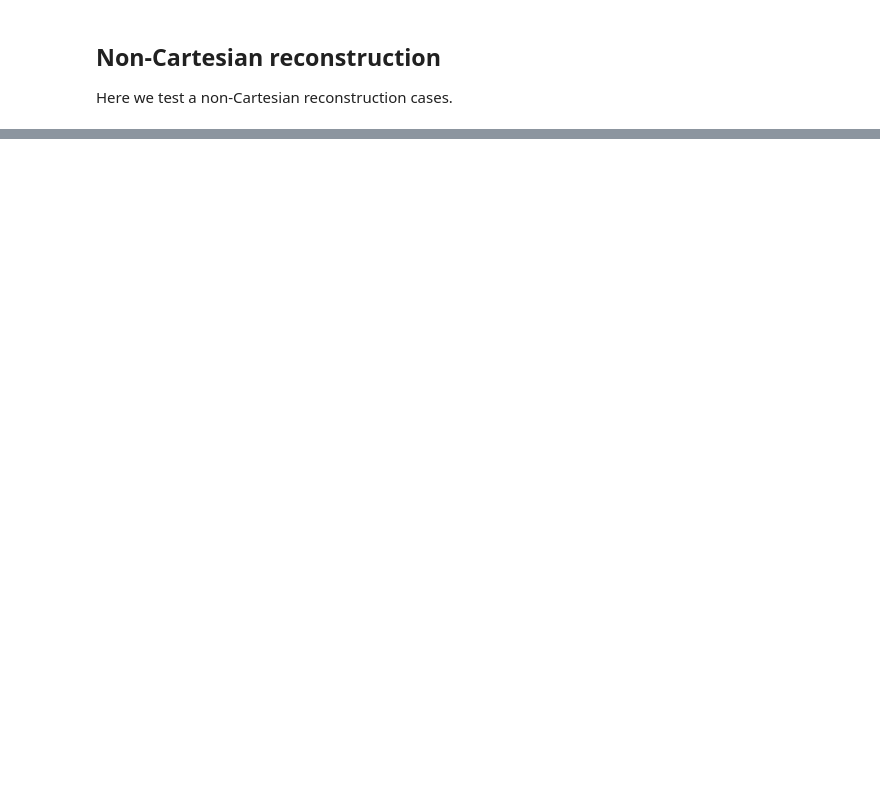
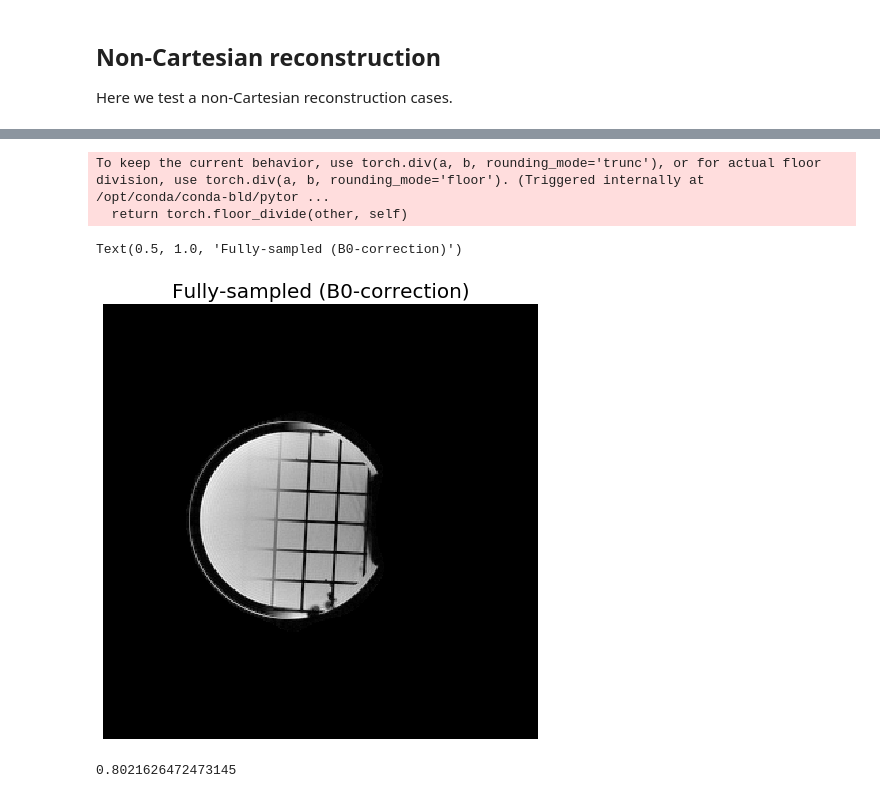
Before and after one commit to guanhuaw/MIRTorch, a Jupyter notebook: examples/demo_mri.ipynb, the cells around one changed output, grey strips where cells are left out. Drawn from its saved outputs; the diff is of its cells as text; code cells hidden in the pictures; blank space fills up the shorter version.

```diff
--- a/examples/demo_mri.ipynb
+++ b/examples/demo_mri.ipynb
@@ -111,6 +171,39 @@ im_size = (nx,ny)
 iz = 6
 device0 = torch.device('cuda:0')
 k0 = torch.tensor(kunder[:,iz,:,:]).to(device = device0).reshape(1,ncoil,nshot*ns//5)
+k1 = torch.tensor(k[:,iz,:,:]).to(device = device0).reshape(1,ncoil,nshot*ns)
 s0 = torch.tensor(smap[iz,:,:,:]).to(device = device0).unsqueeze(0)
 traj0 = torch.tensor(ktrajunder).to(device = device0)
-Nop = NuSense(s0, traj0)
+traj1 = torch.tensor(ktraj).to(device = device0)
+# %%
+# Define field-corrected NuSENSE operator
+b0 = torch.tensor(fmap[iz,:,:]).to(device0).unsqueeze(0)
+Gop = Gmri(smaps=s0, zmap = -b0, traj = traj1.reshape(2, nshot, ns).unsqueeze(0))
+Ib0 = Gop.H*k1.reshape(1,ncoil,nshot,ns)
+T = Diff2dframe(Gop.size_in)
+CG_FD_b0 = CG(Gop.H*Gop+0.0001*T, max_iter = 20)
+I_FD_b0 = CG_FD_b0.run(Ib0, Ib0)
+# %% [output]
+To keep the current behavior, use torch.div(a, b, rounding_mode='trunc'), or for actual floor division, use torch.div(a, b, rounding_mode='floor'). (Triggered internally at  /opt/conda/conda-bld/pytor ...
+  return torch.floor_divide(other, self)
+# %%
+plt.figure(figsize=(8,8))
+plt.imshow(torch.abs(I_FD_b0[0,0]).cpu().data.numpy(),cmap='gray')
+# plt.colorbar()
+plt.axis('off')
+plt.title('Fully-sampled (B0-correction)', size = 20)
+# %% [output]
+Text(0.5, 1.0, 'Fully-sampled (B0-correction)')
+[figure, added]
+# %%
+# QPLS reconstruction
+Nop = NuSense(s0, traj1)
+Nopframe = NuSenseFrame(s0, traj1)
+I0 = Nop.H*k1
+T = Identity(Nop.size_in)
+CG_FD = CG(Nopframe+0.0001*T, max_iter = 20)
+start = time.time()
+I_FD = CG_FD.run(I0, I0)
+print(time.time()-start)
+# %% [output]
+0.8021626472473145
```
Also changed, not shown: parts of 17 cells of this notebook, 37 other files.
